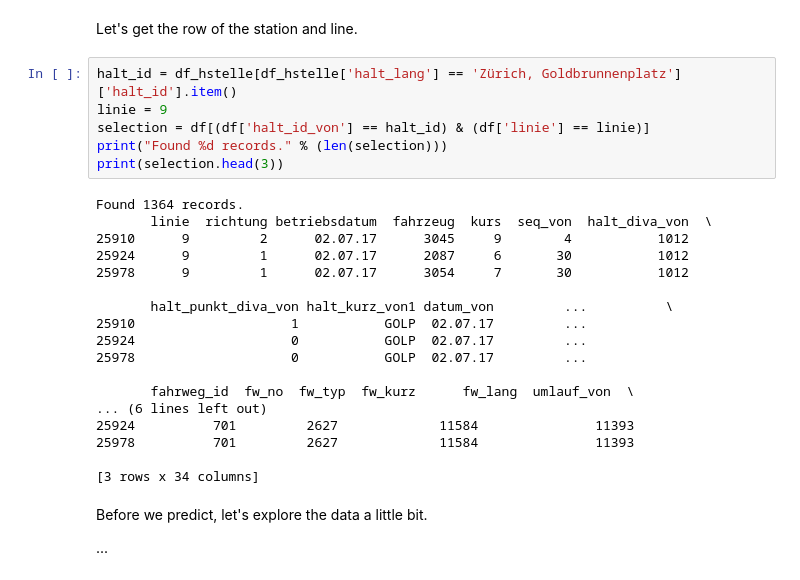
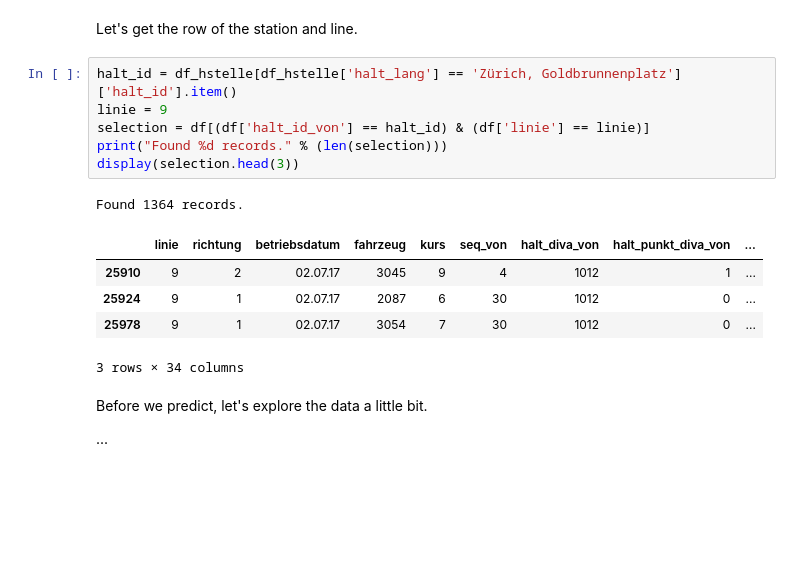
Before and after one commit to fdelia/VBZ-Fahrzeiten, a Jupyter notebook: VBZ Fahrzeiten Prediction.ipynb, the cells around one changed output. Cells and saved outputs as stored; diff of their text form; blank space fills up the shorter version.

```diff
--- a/VBZ Fahrzeiten Prediction.ipynb
+++ b/VBZ Fahrzeiten Prediction.ipynb
@@ -35,27 +35,16 @@ Let's get the row of the station and line.
 # %%
 halt_id = df_hstelle[df_hstelle['halt_lang'] == 'Zürich, Goldbrunnenplatz']['halt_id'].item()
 linie = 9
 selection = df[(df['halt_id_von'] == halt_id) & (df['linie'] == linie)]
 print("Found %d records." % (len(selection)))
-print(selection.head(3))
+display(selection.head(3))
 # %% [output]
 Found 1364 records.
-       linie  richtung betriebsdatum  fahrzeug  kurs  seq_von  halt_diva_von  \
-25910      9         2      02.07.17      3045     9        4           1012
-25924      9         1      02.07.17      2087     6       30           1012
-25978      9         1      02.07.17      3054     7       30           1012
-
-       halt_punkt_diva_von halt_kurz_von1 datum_von         ...          \
-25910                    1           GOLP  02.07.17         ...
-25924                    0           GOLP  02.07.17         ...
-25978                    0           GOLP  02.07.17         ...
-
-       fahrweg_id  fw_no  fw_typ  fw_kurz      fw_lang  umlauf_von  \
-... (6 lines left out)
-25924          701         2627             11584               11393
-25978          701         2627             11584               11393
-
-[3 rows x 34 columns]
+|  | linie | richtung | betriebsdatum | fahrzeug | kurs | seq_von | halt_diva_von | halt_punkt_diva_von | ... |
+| 25910 | 9 | 2 | 02.07.17 | 3045 | 9 | 4 | 1012 | 1 | ... |
+| 25924 | 9 | 1 | 02.07.17 | 2087 | 6 | 30 | 1012 | 0 | ... |
+| 25978 | 9 | 1 | 02.07.17 | 3054 | 7 | 30 | 1012 | 0 | ... |
+3 rows × 34 columns
 # %% [markdown]
 Before we predict, let's explore the data a little bit.
 
```
